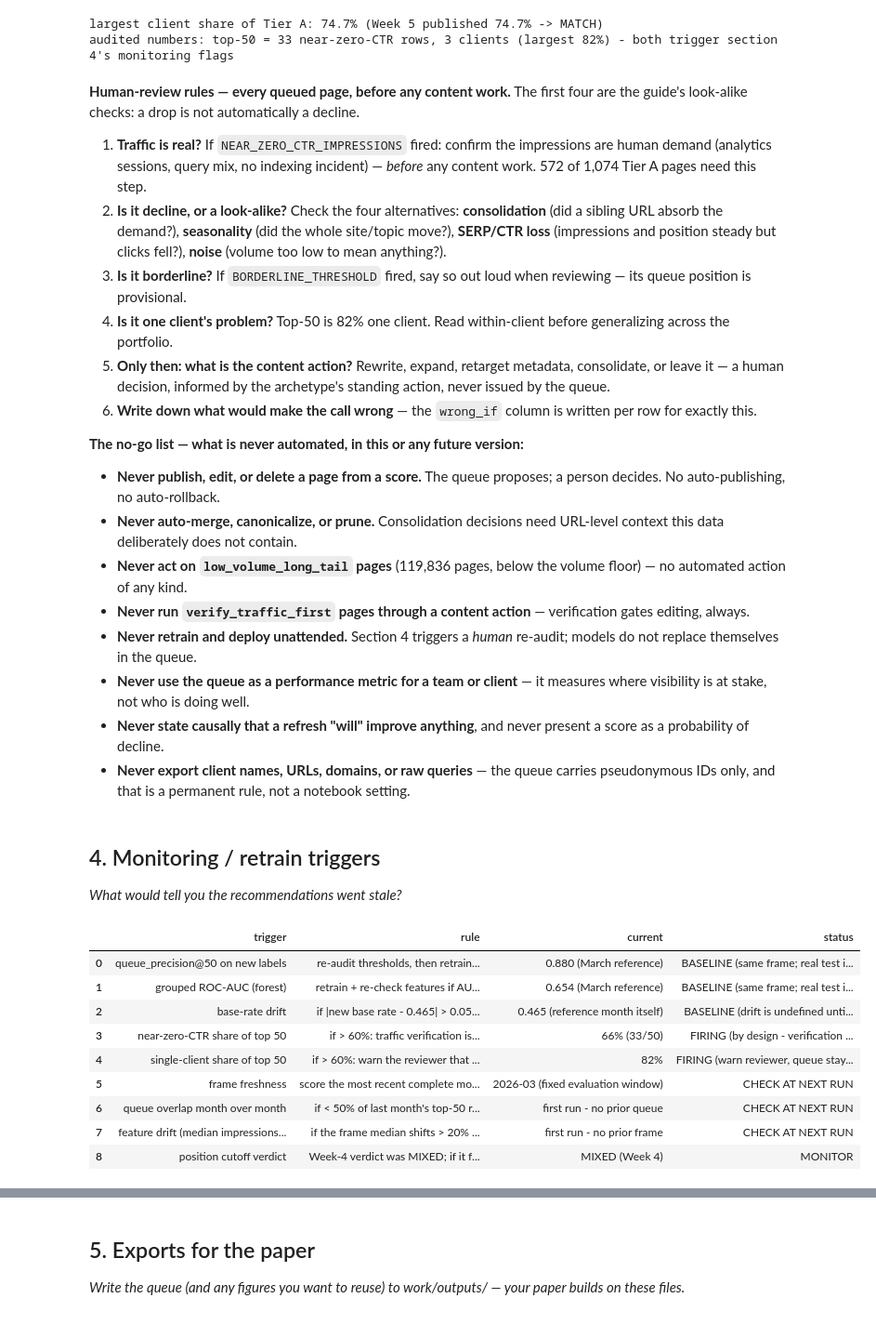
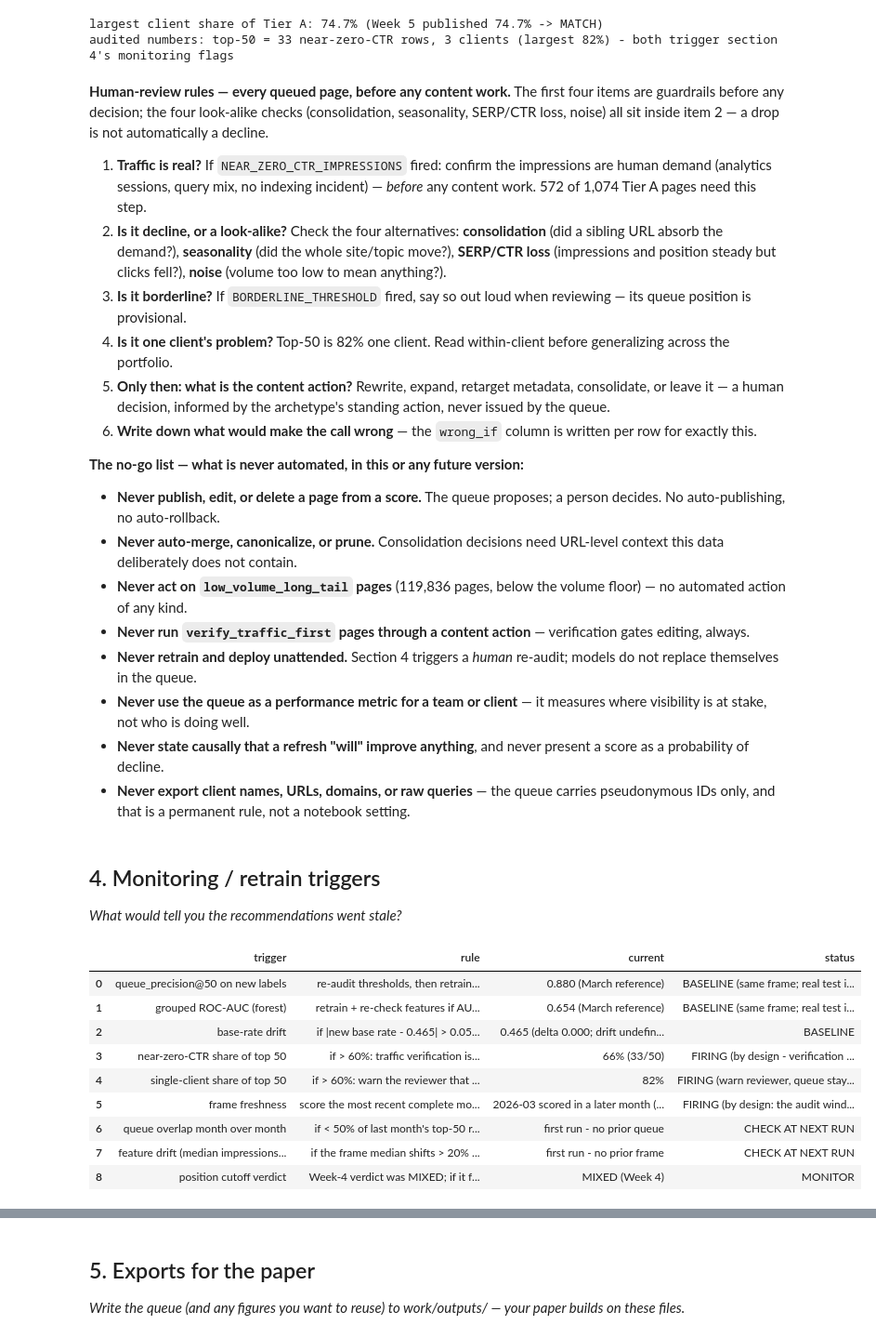
Before and after one commit to musab855/flyrank-ml-internship, a Jupyter notebook: work/notebooks/w07_action_playbook.ipynb, the cells around one changed output, grey strips where cells are left out. Shown at 93% size. Cells and saved outputs as stored; diff of their text form; code cells hidden in the pictures.

```diff
--- a/work/notebooks/w07_action_playbook.ipynb
+++ b/work/notebooks/w07_action_playbook.ipynb
@@ -824,7 +824,7 @@ The 10 pages a reviewer opens first, with the checks that must happen before any
 largest client share of Tier A: 74.7% (Week 5 published 74.7% -> MATCH)
 audited numbers: top-50 = 33 near-zero-CTR rows, 3 clients (largest 82%) - both trigger section 4's monitoring flags
 # %% [markdown]
-**Human-review rules — every queued page, before any content work.** The first four are the guide's look-alike checks: a drop is not automatically a decline.
+**Human-review rules — every queued page, before any content work.** The first four items are guardrails before any decision; the four look-alike checks (consolidation, seasonality, SERP/CTR loss, noise) all sit inside item 2 — a drop is not automatically a decline.
 
 1. **Traffic is real?** If `NEAR_ZERO_CTR_IMPRESSIONS` fired: confirm the impressions are human demand (analytics sessions, query mix, no indexing incident) — *before* any content work. 572 of 1,074 Tier A pages need this step.
 2. **Is it decline, or a look-alike?** Check the four alternatives: **consolidation** (did a sibling URL absorb the demand?), **seasonality** (did the whole site/topic move?), **SERP/CTR loss** (impressions and position steady but clicks fell?), **noise** (volume too low to mean anything?).
@@ -855,8 +855,6 @@ client_share = float(top50["client_hash_id"].value_counts(normalize=True).iloc[0
 rule_p50 = pooled["rule"]["precision_at_50"]
 forest_auc = pooled["random_forest"]["roc_auc"]
 base_drift = abs(base_rate - PUBLISHED["base_rate"])
-
-def status(ok): return "OK" if ok else "FIRING"
 
 triggers = pd.DataFrame([
     {"trigger": "queue_precision@50 on new labels",
@@ -864,39 +862,41 @@ triggers = pd.DataFrame([
      "current": f"{rule_p50:.3f} (March reference)", "status": "BASELINE (same frame; real test is next month)"},
     {"trigger": "grouped ROC-AUC (forest)",
      "rule": "retrain + re-check features if AUC < 0.60 on a fresh client-grouped run",
      "current": f"{forest_auc:.3f} (March reference)", "status": "BASELINE (same frame; real test is next month)"},
     {"trigger": "base-rate drift",
      "rule": "if |new base rate - 0.465| > 0.05: check seasonality and label definition BEFORE retraining",
-     "current": f"{base_rate:.3f} (reference month itself)", "status": "BASELINE (drift is undefined until a second month exists)"},
+     "current": f"{base_rate:.3f} (delta {base_drift:.3f}; drift undefined until a second month exists)",
+     "status": "BASELINE"},
     {"trigger": "near-zero-CTR share of top 50",
      "rule": "if > 60%: traffic verification is mandatory before any content action (gates editing)",
      "current": f"{low_ctr_share:.0%} ({int(top50['rc_near_zero_ctr'].sum())}/50)",
      "status": "FIRING (by design - verification gate stays on)"},
     {"trigger": "single-client share of top 50",
      "rule": "if > 60%: warn the reviewer that the queue is client-concentrated; read within-client",
      "current": f"{client_share:.0%}", "status": "FIRING (warn reviewer, queue stays as-is)"},
     {"trigger": "frame freshness",
      "rule": "score the most recent complete month; if the frame is not it, re-run this notebook",
-     "current": "2026-03 (fixed evaluation window)", "status": "CHECK AT NEXT RUN"},
+     "current": "2026-03 scored in a later month (fixed evaluation window)",
+     "status": "FIRING (by design: the audit window is fixed; re-score when newer data is allowed)"},
     {"trigger": "queue overlap month over month",
      "rule": "if < 50% of last month's top-50 returns: re-rank, then re-audit the reason codes",
      "current": "first run - no prior queue", "status": "CHECK AT NEXT RUN"},
     {"trigger": "feature drift (median impressions/day)",
      "rule": "if the frame median shifts > 20% vs the prior month: re-check thresholds before trusting scores",
      "current": "first run - no prior frame", "status": "CHECK AT NEXT RUN"},
     {"trigger": "position cutoff verdict",
      "rule": "Week-4 verdict was MIXED; if it flips on new data, re-audit `position >= 11` (policy, not evidence)",
      "current": "MIXED (Week 4)", "status": "MONITOR"},
 ], columns=["trigger", "rule", "current", "status"])
 display(triggers)
 # %% [output]
 |  | trigger | rule | current | status |
 | 0 | queue_precision@50 on new labels | re-audit thresholds, then retrain... | 0.880 (March reference) | BASELINE (same frame; real test i... |
 | 1 | grouped ROC-AUC (forest) | retrain + re-check features if AU... | 0.654 (March reference) | BASELINE (same frame; real test i... |
-| 2 | base-rate drift | if |new base rate - 0.465| > 0.05... | 0.465 (reference month itself) | BASELINE (drift is undefined unti... |
+| 2 | base-rate drift | if |new base rate - 0.465| > 0.05... | 0.465 (delta 0.000; drift undefin... | BASELINE |
 | 3 | near-zero-CTR share of top 50 | if > 60%: traffic verification is... | 66% (33/50) | FIRING (by design - verification ... |
 | 4 | single-client share of top 50 | if > 60%: warn the reviewer that ... | 82% | FIRING (warn reviewer, queue stay... |
-| 5 | frame freshness | score the most recent complete mo... | 2026-03 (fixed evaluation window) | CHECK AT NEXT RUN |
+| 5 | frame freshness | score the most recent complete mo... | 2026-03 scored in a later month (... | FIRING (by design: the audit wind... |
 | 6 | queue overlap month over month | if < 50% of last month's top-50 r... | first run - no prior queue | CHECK AT NEXT RUN |
 | 7 | feature drift (median impressions... | if the frame median shifts > 20% ... | first run - no prior frame | CHECK AT NEXT RUN |
 | 8 | position cutoff verdict | Week-4 verdict was MIXED; if it f... | MIXED (Week 4) | MONITOR |
```
Also changed, not shown: parts of 4 cells of this notebook, 5 other files.
